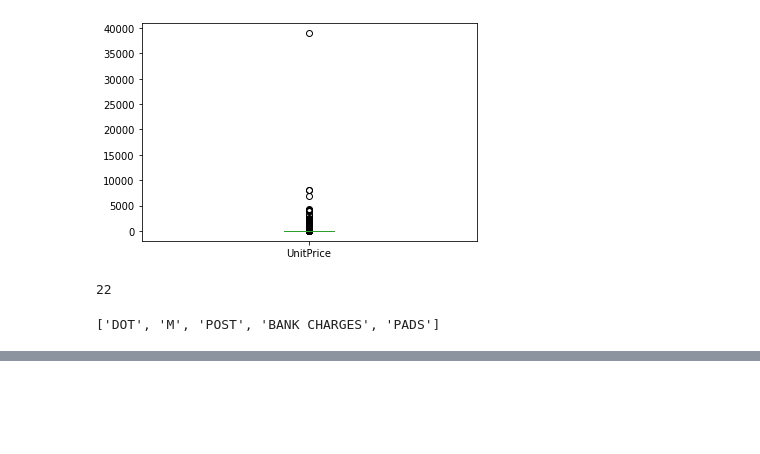
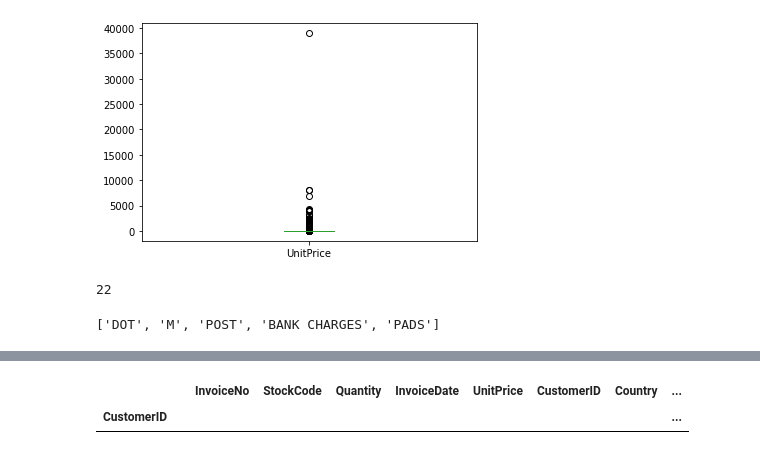
Before and after one commit to NehuenVill/Customer-Segmentation-with-Machine-Learning, a Jupyter notebook: 01_exploration.ipynb, the cells around one changed output, grey strips where cells are left out. Cells and saved outputs as stored; diff of their text form; code cells hidden in the pictures; blank space fills up the shorter version.

```diff
--- a/01_exploration.ipynb
+++ b/01_exploration.ipynb
@@ -86,0 +131,7 @@ for word in stock_with_words:
+# %%
+cancelled_orders = customers.apply(lambda group: group[group['InvoiceNo'].str.contains('C', case=False)])
+# %%
+cancelled_orders
+# %% [output]
+|  |  | InvoiceNo | StockCode | Quantity | InvoiceDate | UnitPrice | CustomerID | Country | ... |
+| CustomerID |  |  |  |  |  |  |  |  | ... |
```
Also changed, not shown: parts of 22 cells of this notebook.
